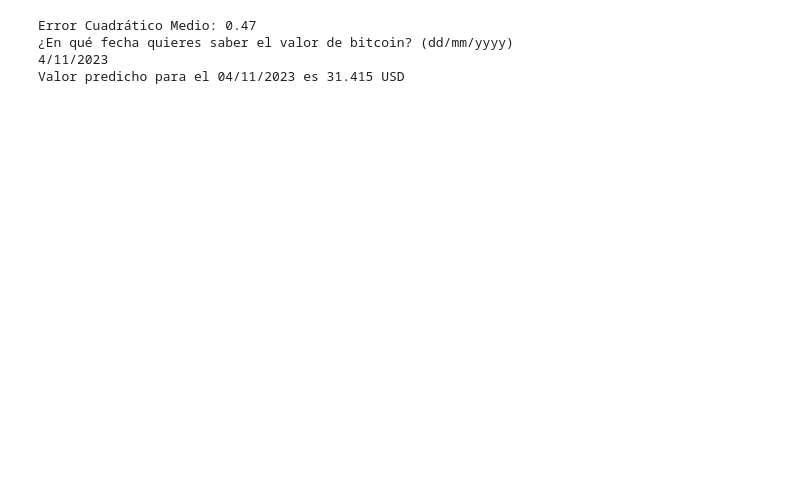
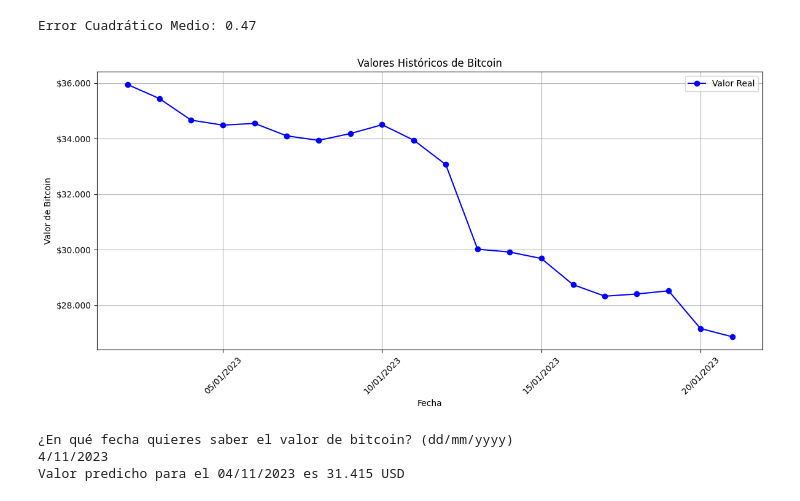
Before and after one commit to SynthExplorer/Talleres-Python, a Jupyter notebook: Ejercicio_N°_15_.ipynb, the cells around one changed output. Cells and saved outputs as stored; diff of their text form; code cells hidden in the pictures; blank space fills up the shorter version.

```diff
--- a/Ejercicio_N°_15_.ipynb
+++ b/Ejercicio_N°_15_.ipynb
@@ -70,9 +83,15 @@ Recall: 0.25
 F1-Score: 0.29
 # %%
 import pandas as pd
+import matplotlib.pyplot as plt
 from sklearn.model_selection import train_test_split
 from sklearn.ensemble import RandomForestRegressor
 from sklearn.metrics import mean_squared_error
+import matplotlib.dates as mdates
+from matplotlib.ticker import FuncFormatter
+
+def y_value_formatter(value, pos):
+    return f'${value:.3f}'  # mostrar el valor completo del bitcoin
 
 #Se usó el modelo de regresión
 
@@ -101,33 +120,51 @@ data['Año'] = data['Fecha'].dt.year
 
 # Separa los datos
 X = data[['Dia', 'Mes', 'Año', 'Último']]
 y = data['Último'].str.replace(',', '.', regex=True).astype(float)
 
 # Divide los datos en conjuntos de entrenamiento, y prueba con 30%
 X_train, X_test, y_train, y_test = train_test_split(X, y, test_size=0.3, random_state=42)
 
 # Entrena un modelo (en este caso, RandomForestRegressor)
 model = RandomForestRegressor(n_estimators=100, random_state=42)
 model.fit(X_train, y_train)
 
 # Realiza predicciones en el conjunto de prueba
 y_pred = model.predict(X_test)
 
 # Calcular la métrica de desempeño (Error cuadrático medio)
 mse = mean_squared_error(y_test, y_pred)
 print(f"Error Cuadrático Medio: {mse:.2f}")
 
+# Grafico, variaciones de las fechas y sus precios
+plt.figure(figsize=(12, 6))
+plt.plot(data['Fecha'], data['Último'].str.replace(',', '.', regex=True).astype(float), marker='o', label='Valor Real', linestyle='-', color='b')
+plt.xlabel('Fecha')
+plt.ylabel('Valor de Bitcoin')
+plt.title('Valores Históricos de Bitcoin')
+plt.xticks(rotation=45)
+plt.grid(True)
+plt.gca().xaxis.set_major_formatter(mdates.DateFormatter('%d/%m/%Y'))
+plt.gca().xaxis.set_major_locator(mdates.DayLocator(interval=5))
+plt.gca().yaxis.set_major_formatter(FuncFormatter(y_value_formatter))
+plt.legend()
+plt.tight_layout()
+
+# Muestra el gráfico
+plt.show()
+
 fecha_futura = input("¿En qué fecha quieres saber el valor de bitcoin? (dd/mm/yyyy) \n")
 
 # Fecha al formato correcto
 fecha_futura = pd.to_datetime(fecha_futura, format='%d/%m/%Y')
 
 # Utiliza el modelo entrenado para hacer la predicción
 valor_predicho = model.predict([[fecha_futura.day, fecha_futura.month, fecha_futura.year, 0]])
 
 print(f"Valor predicho para el {fecha_futura.strftime('%d/%m/%Y')} es {valor_predicho[0]:.3f} USD")
 # %% [output]
 Error Cuadrático Medio: 0.47
-¿En qué fecha quieres saber el valor de bitcoin? (dd/mm/yyyy)
-4/11/2023
-Valor predicho para el 04/11/2023 es 31.415 USD
+[figure, added]
+¿En qué fecha quieres saber el valor de bitcoin? (dd/mm/yyyy)
+4/11/2023
+Valor predicho para el 04/11/2023 es 31.415 USD
```
Also changed, not shown: parts of 1 cell of this notebook.
